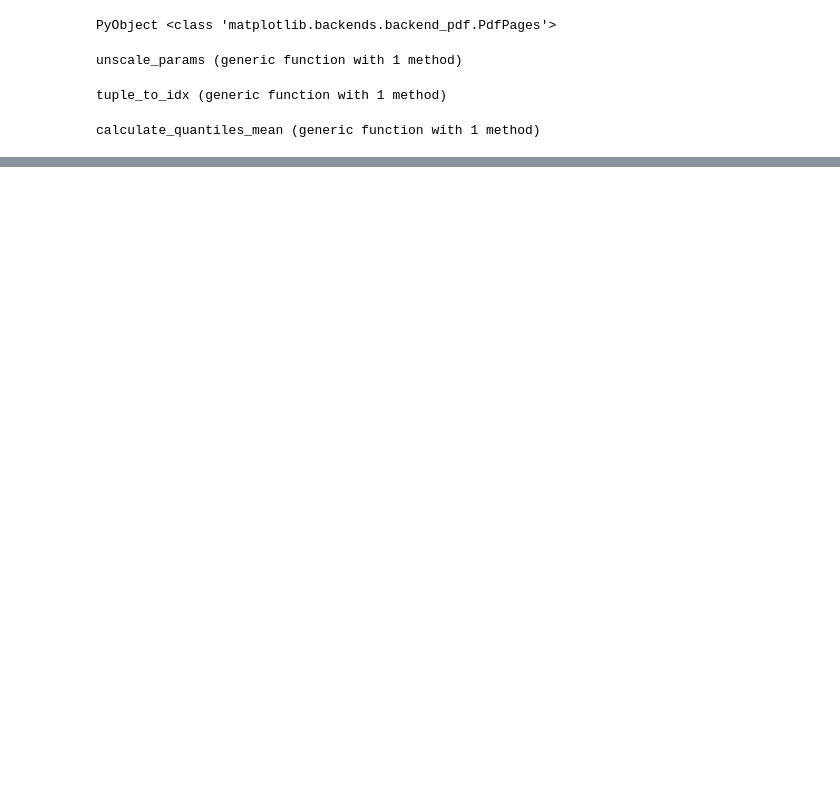
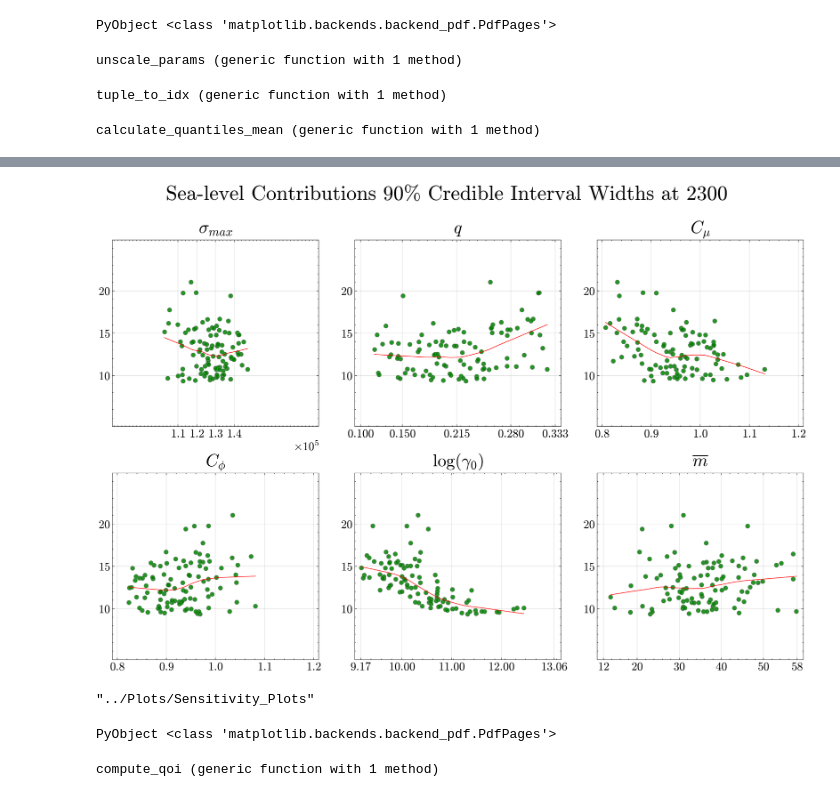
Before and after one commit to zlzerbe/Amery_Future_Learning_Study, a Jupyter notebook: Plotting_Notebooks/Sensitivity_Plots.ipynb, the cells around one changed output, grey strips where cells are left out. Saved outputs shown, nothing was run; the diff lists cells and outputs as text; code cells hidden in the pictures; blank space fills up the shorter version.

Commit message:
Updated plotting code, updated table code, added tables, added supplementary plots, put the large data files in the gitignore

```diff
--- a/Plotting_Notebooks/Sensitivity_Plots.ipynb
+++ b/Plotting_Notebooks/Sensitivity_Plots.ipynb
@@ -48,4 +48,8 @@ Random.seed!(11);
 
 #import Pkg
 #Pkg.add("PrettyTables")
-FONTSIZE=20.5;
+SIZE=21
+FONTSIZE=21
+DOTCOLOR="green"
+EDGECOLOR="gray"
+plt.style.use(["default","science","no-latex"])
@@ -217,26 +130,35 @@ plot_figure_five (generic function with 1 method)
 # %%
-# --- inputs you already have ---
+# --- Set necessary paths ---
+# Where your generative parameters are
 future_obs_directory = "../Data/Future_Observation_Data/Generative_Parameters/Official_Constraining_Observations-metadata"
+# Where you want the plot saved to
 output_file_name   = "../Plots/Sensitivity_Plots/SLR_sensitivity_wrt_parameters.pdf"
+# Where your projection data is
 SLR_projections_path = "../Data/Projection_Data"
 
+# Year of projections
 chosen_year =  2300
+# Corresponding row index in the projection matrix
 row_idx = yrs_dict[chosen_year]
+Realizations = [string(i) for i in 1:100]
 
 # --- collect widths for all realizations ---
-widths = Array{Float64}(undef, length(realizations))
-θ_mat  = Array{Float64}(undef, length(realizations), 6)
+widths = Array{Float64}(undef, length(Realizations))
+θ_mat  = Array{Float64}(undef, length(Realizations), 6)
 
 # Calculate 90% credible interval widths
-for (i, r) in enumerate(realizations)
-    vaf_sample = JLD2.load(joinpath(path_to_projections, "R_$(r)", "$(r)-year$(chosen_year)pred_VAF.jld2"),
+for (i, r) in enumerate(Realizations)
+    vaf_sample = JLD2.load("$(SLR_projections_path)/R_$(r)/$(r)-year$(chosen_year)pred_VAF.jld2",
                            "sample_post_mm_ssp5")
-    # no trailing comma
+
+    # Calculate the upper and lower quantiles
     μ, lower, upper = calculate_quantiles_mean(vaf_sample, row_idx)
 
-    widths_all_years = upper .- lower          # elementwise
-    widths[i] = widths_all_years[end]          # last year’s width (or use row_idx if that’s per-year already)
+    # Calculate credible interval width
+    widths_all_years = upper .- lower
+    widths[i] = widths_all_years[end]
 
+    # Load and unscale this trajectories generative parameters
     θ = JLD2.load(joinpath(future_obs_directory, "$(r)_emulator_data.jld2"), "θ")
     θ_mat[i, :] = unscale_params(θ)            # ensure this returns a 6-vector
 end
@@ -248,7 +170,7 @@ fig, ax = PyPlot.subplots(nrows=2, ncols=3, figsize=(18, 11), dpi=300,
 fig.suptitle("Sea-level Contributions 90% Credible Interval Widths at $(chosen_year)"; fontsize=30, fontweight="bold", y=0.98)
 
 title_dict = Dict(1=>L"\sigma_{max}", 2=>L"q", 3=>L"C_{\mu}", 4=>L"C_{\phi}", 5=>L"\log(\gamma_0)", 6=>L"\overline{m}")
-tick_dict  = Dict(1=>[80000,100000,120000,140000,160000,180000],
+tick_dict  = Dict(1=>[110000,120000,130000,140000],
                   2=>[0.1,0.15,0.215,0.28,0.333],
                   3=>[0.8,0.9,1,1.1,1.2],
                   4=>[0.8,0.9,1,1.1,1.2],
@@ -267,32 +189,35 @@ for j in 1:6
     cI = (j-1) % 3 + 1
     axi = ax[rI, cI]
 
     if j == 5
         var = np.log(θ_mat[:, j])
     else
         var = θ_mat[:, j]
     end
 
     seaborn.regplot(x=var, y=widths, lowess=true,
               scatter_kws=Dict("alpha"=>0.85, "s"=> SIZE*2, "color"=>DOTCOLOR,
                                 "edgecolor"=>EDGECOLOR, "linewidths"=>0.5,
                                 "plotnonfinite"=>false, "zorder"=>2),
               line_kws=Dict("color" => "red", "lw" => 1, "alpha" => 0.8), ax=axi)
 
 
     axi.set_title(string(title_dict[j]), fontsize=1.2*FONTSIZE, pad=10)
     axi.ticklabel_format(style="sci", scilimits=(-2,2), useMathText=true)
     axi.tick_params(axis="both", which="major", labelsize=FONTSIZE*0.8)
     axi.xaxis.offsetText.set_fontsize(FONTSIZE*0.8)
     axi.yaxis.offsetText.set_fontsize(FONTSIZE*0.8)
     axi.set_xticks(tick_dict[j])
     axi.set_xlim(xlim_dict[j])
     axi.set_ylim([4,26])
-    axi.set_yticks([5,10,15,20,25])
+    axi.set_yticks([10,15,20])
     axi.locator_params(tight=true, nbins=6)
     axi.grid(true, alpha=0.5, zorder=1)
 end
 
 mkpath(dirname(output_file_name))
-fig.savefig(output_file_name; bbox_inches="tight", dpi=300)   # should now complete quickly
+fig.savefig(output_file_name; bbox_inches="tight", dpi=300)
 # PyPlot.close(fig)
+# %% [output]
+[figure, added]
+"../Plots/Sensitivity_Plots"
@@ -298,0 +232,33 @@ fig.savefig(output_file_name; bbox_inches="tight", dpi=300)   # should now compl
+# %%
+matplotlib_backends_pdf = pyimport("matplotlib.backends.backend_pdf")
+PdfPages = matplotlib_backends_pdf.PdfPages
+# %% [output]
+PyObject <class 'matplotlib.backends.backend_pdf.PdfPages'>
+# %%
+# Function that loads projection data and computes quantiles for all realizations for a given proj_yr, cal_yr pair
+function compute_qoi(proj_yr, cal_yr, proj_path)
+        row_idx = yrs_dict[proj_yr]
+        Realizations = [string(i) for i in 1:100]
+
+        # --- collect widths for all realizations ---
+        widths = Array{Float64}(undef, length(Realizations))
+        theta_mat  = Array{Float64}(undef, length(Realizations), 6)
+
+        # Calculate 90% credible interval widths
+        for (i, r) in enumerate(Realizations)
+            vaf_sample = JLD2.load("$(proj_path)/R_$(r)/$(r)-year$(cal_yr)pred_VAF.jld2",
+                                   "sample_post_mm_ssp5")
+
+            μ, lower, upper = calculate_quantiles_mean(vaf_sample, row_idx)
+
+            widths_all_years = upper .- lower
+            widths[i] = widths_all_years[end]
+
+            θ = JLD2.load(joinpath(future_obs_directory, "$(r)_emulator_data.jld2"), "θ")
+            theta_mat[i, :] = unscale_params(θ)
+        end
+
+        return widths, theta_mat
+end
+# %% [output]
+compute_qoi (generic function with 1 method)
```
Also changed, not shown: parts of 9 cells of this notebook, 37 other files.
